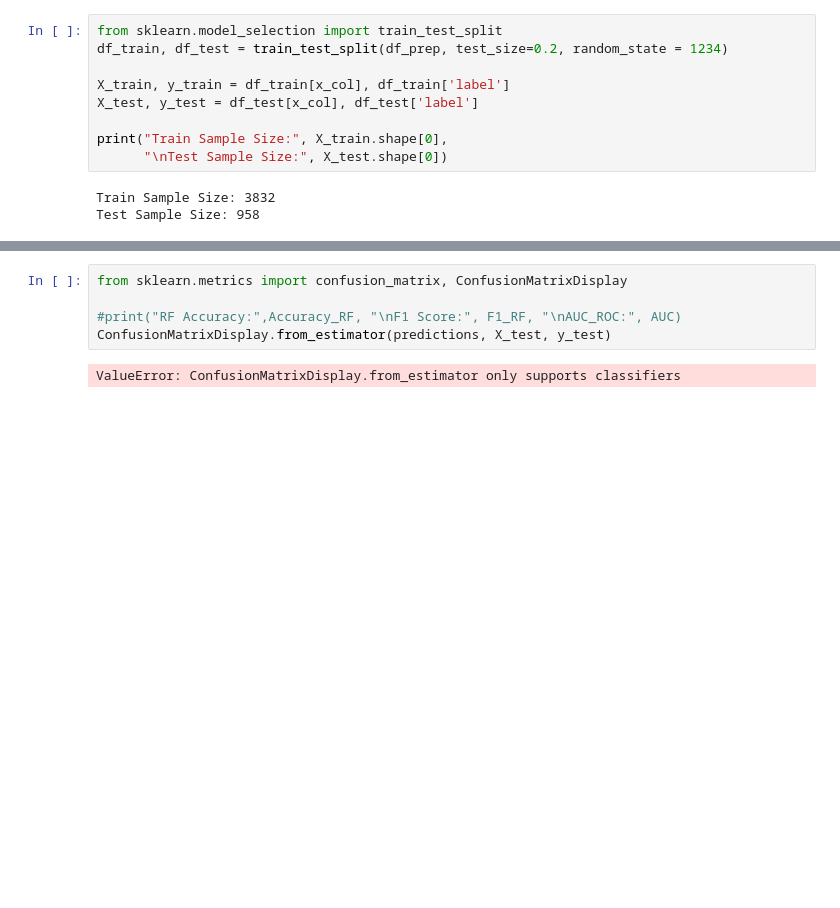
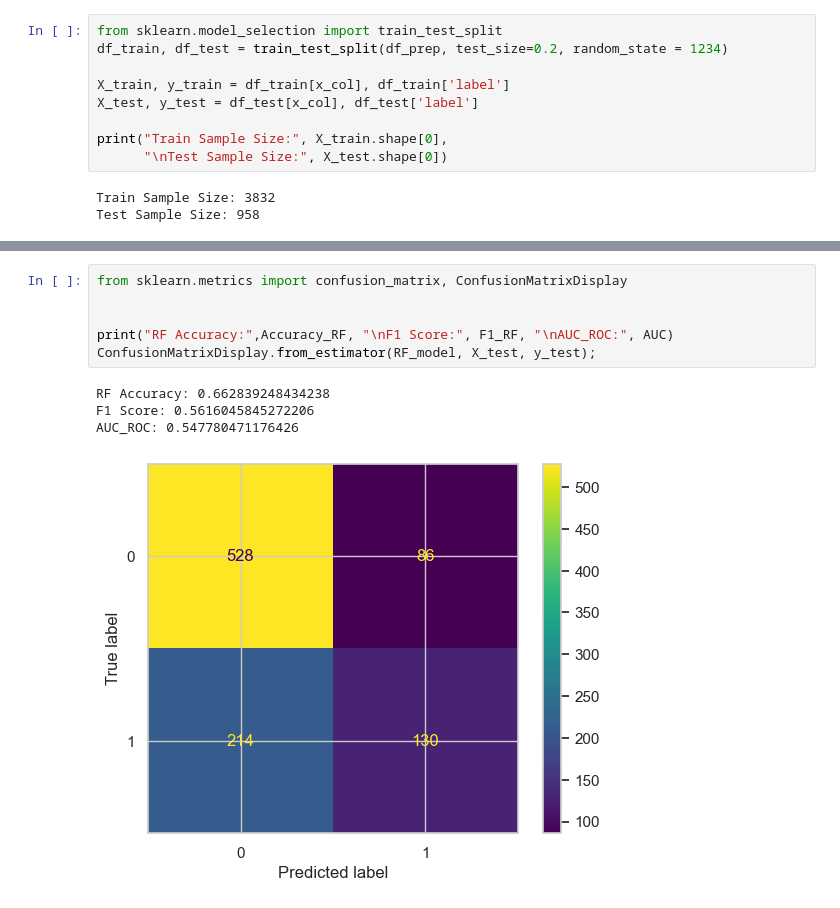
Before and after one commit to rtava/MLProject, a Jupyter notebook: posts/Log_Reg/LR.ipynb, the cells around one changed output, grey strips where cells are left out. Saved outputs shown, nothing was run; the diff lists cells and outputs as text; blank space fills up the shorter version.

```diff
--- a/posts/Log_Reg/LR.ipynb
+++ b/posts/Log_Reg/LR.ipynb
@@ -177,7 +186,11 @@ print(score)
 # %%
 from sklearn.metrics import confusion_matrix, ConfusionMatrixDisplay
 
-#print("RF Accuracy:",Accuracy_RF, "\nF1 Score:", F1_RF, "\nAUC_ROC:", AUC)
-ConfusionMatrixDisplay.from_estimator(predictions, X_test, y_test)
+
+print("RF Accuracy:",Accuracy_RF, "\nF1 Score:", F1_RF, "\nAUC_ROC:", AUC)
+ConfusionMatrixDisplay.from_estimator(RF_model, X_test, y_test);
 # %% [output]
-ValueError: ConfusionMatrixDisplay.from_estimator only supports classifiers
+RF Accuracy: 0.662839248434238
+F1 Score: 0.5616045845272206
+AUC_ROC: 0.547780471176426
+[figure, added]
```
Also changed, not shown: parts of 8 cells of this notebook, 7 other files.
